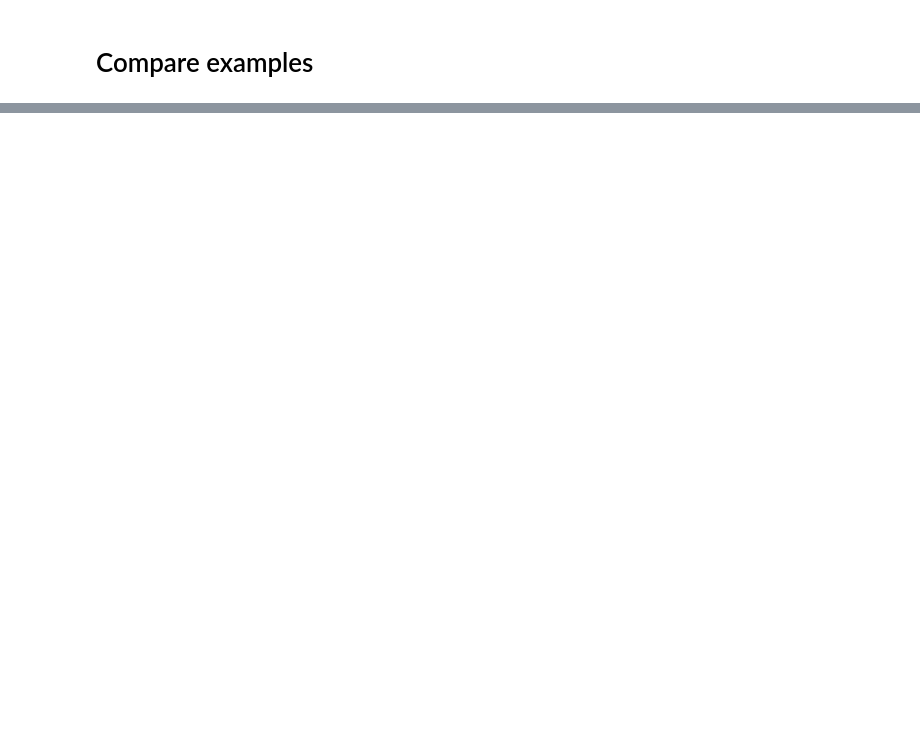
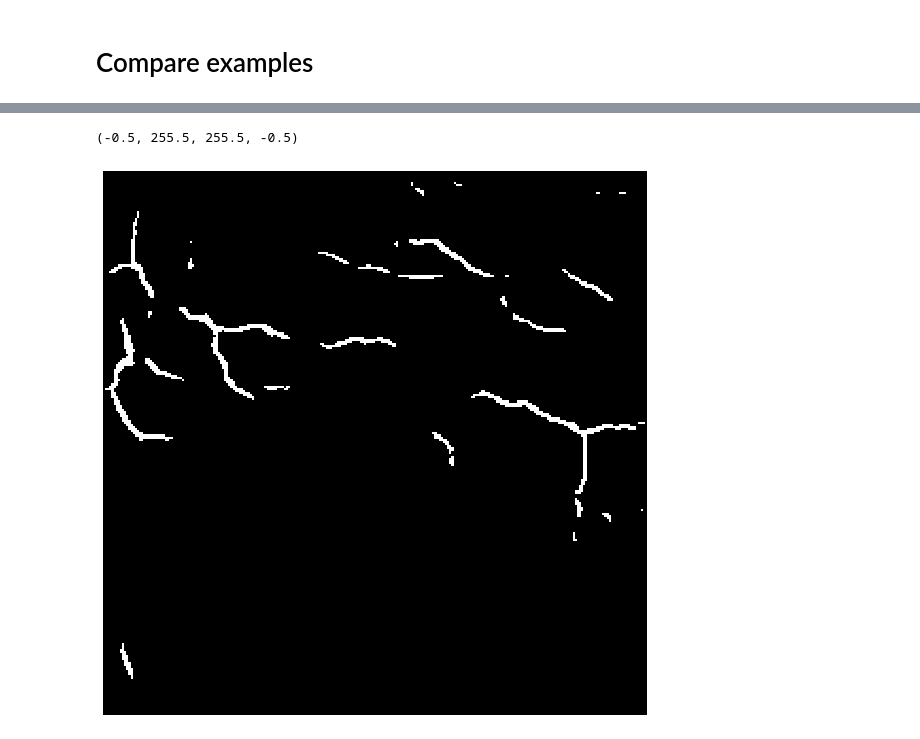
Before and after one commit to mikeskaug/ridges, a Jupyter notebook: notebooks/manual_label_eval.ipynb, the cells around one changed output, grey strips where cells are left out. Drawn from its saved outputs; the diff is of its cells as text; code cells hidden in the pictures; blank space fills up the shorter version.

```diff
--- a/notebooks/manual_label_eval.ipynb
+++ b/notebooks/manual_label_eval.ipynb
@@ -150,0 +162,14 @@ for i in range(grid_height*grid_width):
+# %%
+n = 18
+in_image = np.squeeze(test_data[0][n])
+mask = np.squeeze(masks[n])
+heur = heuristic_pred[n]
+pred = np.squeeze(predictions[-1][n]) > 0.992
+pred_fine = np.squeeze(predictions_finetuned[-1][n]) > 0.765
+
+_ = plt.figure(figsize=(10,10))
+ax = plt.imshow(pred_fine, cmap='bone', interpolation='nearest')
+plt.axis('off')
+# %% [output]
+(-0.5, 255.5, 255.5, -0.5)
+[figure, added]
```
Also changed, not shown: parts of 11 cells of this notebook, 1 other file.
